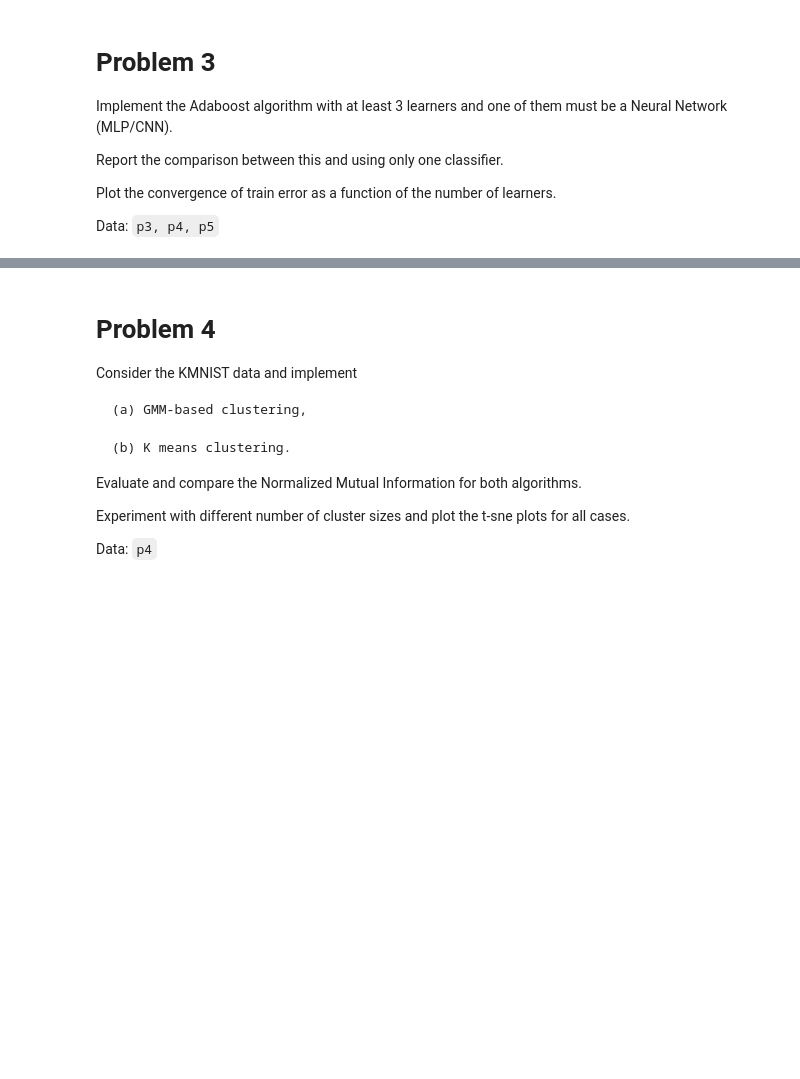
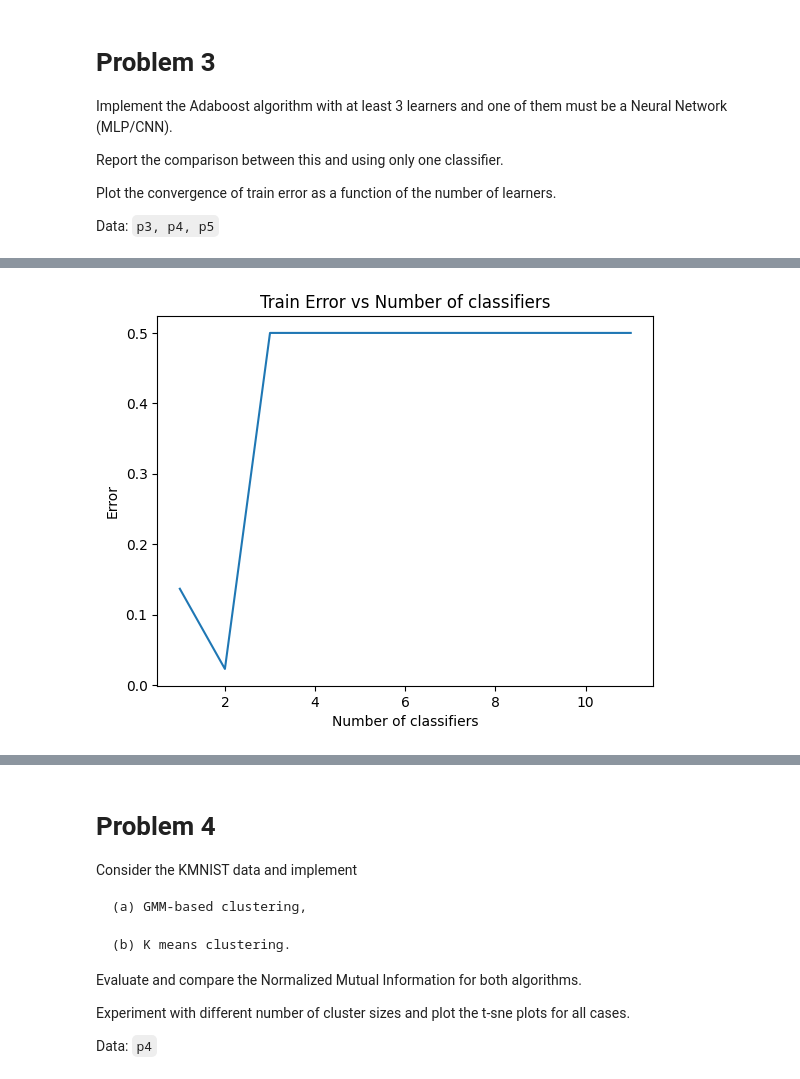
Before and after one commit to lokesh1197/PRNN-2023, a Jupyter notebook: Assignment3/solution.ipynb, the cells around one changed output, grey strips where cells are left out. Drawn from its saved outputs; the diff is of its cells as text; code cells hidden in the pictures; blank space fills up the shorter version.

```diff
--- a/Assignment3/solution.ipynb
+++ b/Assignment3/solution.ipynb
@@ -990,0 +1255,4 @@ def predictAdaBoost(X, trees, alphas):
+# %%
+n_labels = len(np.unique(p4['Y']))
+c, a, e = adaboost(p4['X'], p4['Y'], 10, 15, [32])
+metrics.print(predictAdaboost(p4['X'], c, a, n_labels), p4['Y'], predictAdaboost(p4['X_test'], c, a, n_labels), p4['Y_test'], visualize=True)
@@ -990,0 +1278,8 @@ def predictAdaBoost(X, trees, alphas):
+# %%
+plt.plot(np.arange(1, len(e) + 1), e)
+plt.xlabel('Number of classifiers')
+plt.ylabel('Error')
+plt.title('Train Error vs Number of classifiers')
+plt.show()
+# %% [output]
+[figure, added]
```
Also changed, not shown: parts of 46 cells of this notebook, 1 other file.
